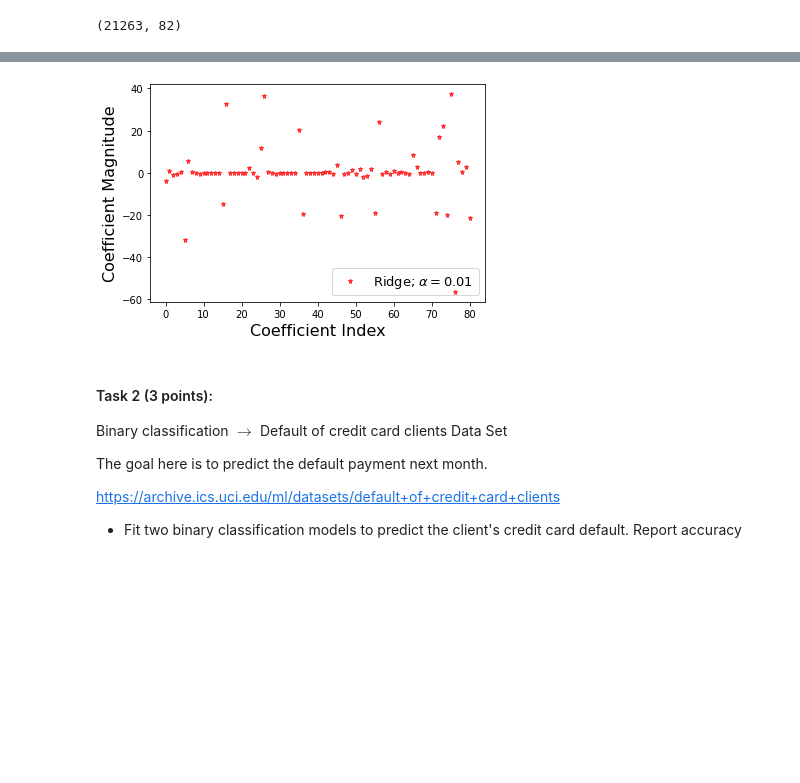
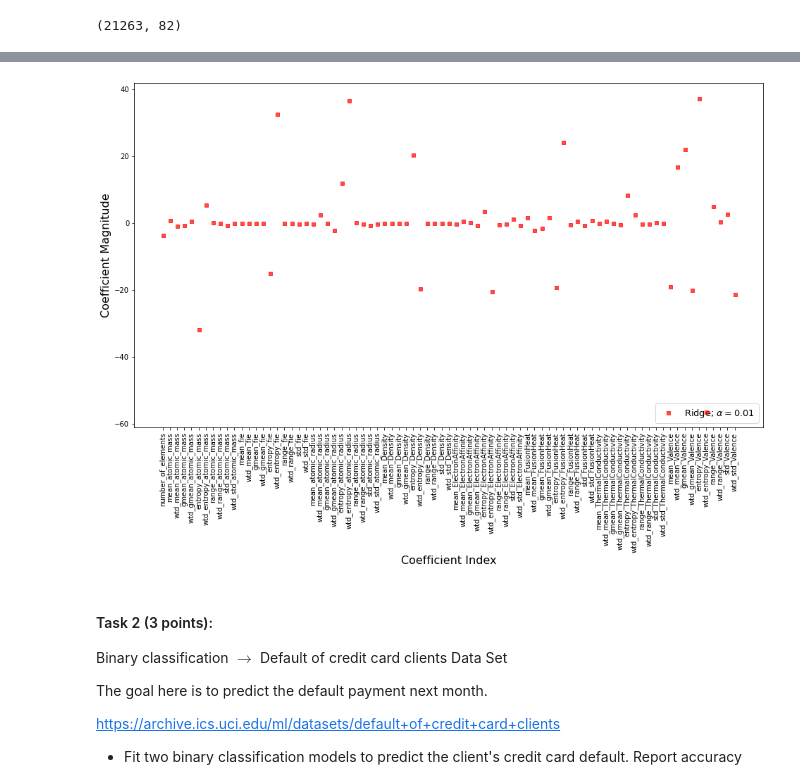
Before and after one commit to martinel-UAS/projects, a Jupyter notebook: Assignment_1/Assignment_1.ipynb, the cells around one changed output, grey strips where cells are left out. Saved outputs shown, nothing was run; the diff lists cells and outputs as text; code cells hidden in the pictures; blank space fills up the shorter version.

```diff
--- a/Assignment_1/Assignment_1.ipynb
+++ b/Assignment_1/Assignment_1.ipynb
@@ -24,6 +24,8 @@ from sklearn.preprocessing import StandardScaler
 from sklearn.linear_model import Ridge, Lasso
 from sklearn.metrics import mean_squared_error
 
+plt.rcParams["figure.figsize"] = [16, 9]
+
 # Load dataset
 url = "https://people.arcada.fi/~martinel/"
 df = pd.read_csv(url + 'train.csv')
@@ -38,11 +40,11 @@ print(df.shape)
 (21263, 82)
 # %%
 # Split data
-X_train, X_test, y_train, y_test = train_test_split(X,y, test_size=0.2, random_state=42)
+X_train, X_test, y_train, y_test = train_test_split(X,y, test_size=0.3, random_state=42)
 # %%
 # Fit two regression models to predict the critical temperature. Report the score with the default parameters of each model
 ridge_reg = Ridge().fit(X_train, y_train)
-lasso_reg = Lasso().fit(X_train, y_train)
+lasso_reg = Lasso(max_iter=100000).fit(X_train, y_train)
 
 print("Ridge regression:")
 print("Training set score: {:.2f}".format(ridge_reg.score(X_train, y_train)))
@@ -62,7 +64,12 @@ Test set score: 0.71
 # %%
 # Perform a simple manual optimization for one of the default parameters (at least 5 different values)
-alphas = [0.01, 0.05, 0.1, 0.3, 1, 3, 5, 10, 15, 30, 50, 75]
+alphas = [0.01, 0.1, 1, 10, 50, 75]
 models = ["Ridge Train", "Ridge Test", "Lasso Train", "Lasso Test"]
+
+ridge_score_train = []
+ridge_score_test = []
+lasso_score_train = []
+lasso_score_test = []
 
 r2_dataset = pd.DataFrame()
 r2_dataset["Model"] = models
@@ -70,7 +77,13 @@ r2_dataset["Model"] = models
 for alpha in alphas:
 
     ridge_reg = Ridge(alpha=alpha).fit(X_train, y_train)
-    lasso_reg = Lasso(alpha=alpha).fit(X_train, y_train)
+    lasso_reg = Lasso(alpha=alpha, max_iter=100000).fit(X_train, y_train)
+
+    ridge_score_train.append(ridge_reg.score(X_train, y_train))
+    ridge_score_test.append(ridge_reg.score(X_test, y_test))
+
+    lasso_score_train.append(lasso_reg.score(X_train, y_train))
+    lasso_score_test.append(lasso_reg.score(X_test, y_test))
 
     r2_dataset[f"alpha={alpha}"] = [
         ridge_reg.score(X_train, y_train),
@@ -91,12 +116,14 @@ r2_dataset
 # %%
 # Plot the coefficient magnitudes for the best model (Ridge - alpha 0.01)
-plt.plot(ridge_reg.coef_,alpha=0.7,linestyle='none',marker='*',markersize=5,color='red',label=r'Ridge; $\alpha = 0.01$',zorder=7)
+names = list(X.columns)
+plt.plot(ridge_reg.coef_,alpha=0.7,linestyle='none',marker='s',markersize=5,color='red',label=r'Ridge; $\alpha = 0.01$',zorder=7)
 plt.xlabel('Coefficient Index',fontsize=16)
 plt.ylabel('Coefficient Magnitude',fontsize=16)
+plt.xticks(range(len(names)), names, rotation=90)
 plt.legend(fontsize=13,loc=4)
 plt.show()
 # %% [output]
-[figure, old version]
+[figure, new version]
 # %% [markdown]
 #### Task 2 (3 points):
 
```
Also changed, not shown: parts of 6 cells of this notebook.
